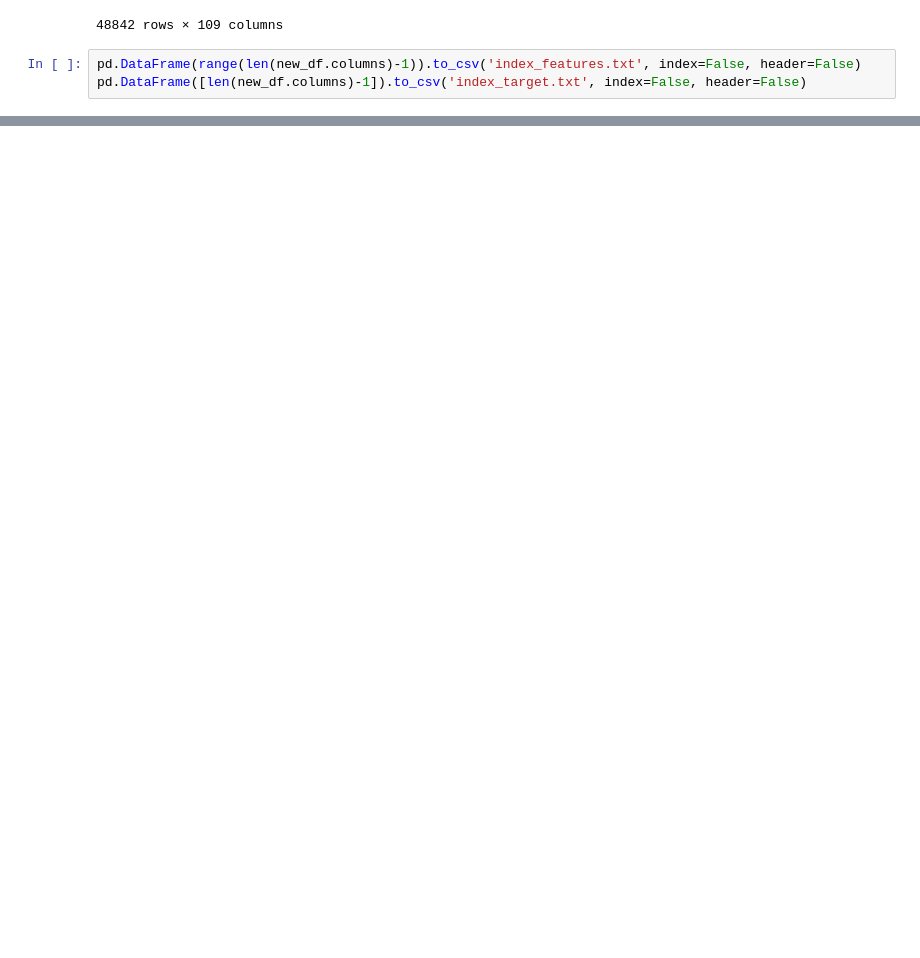
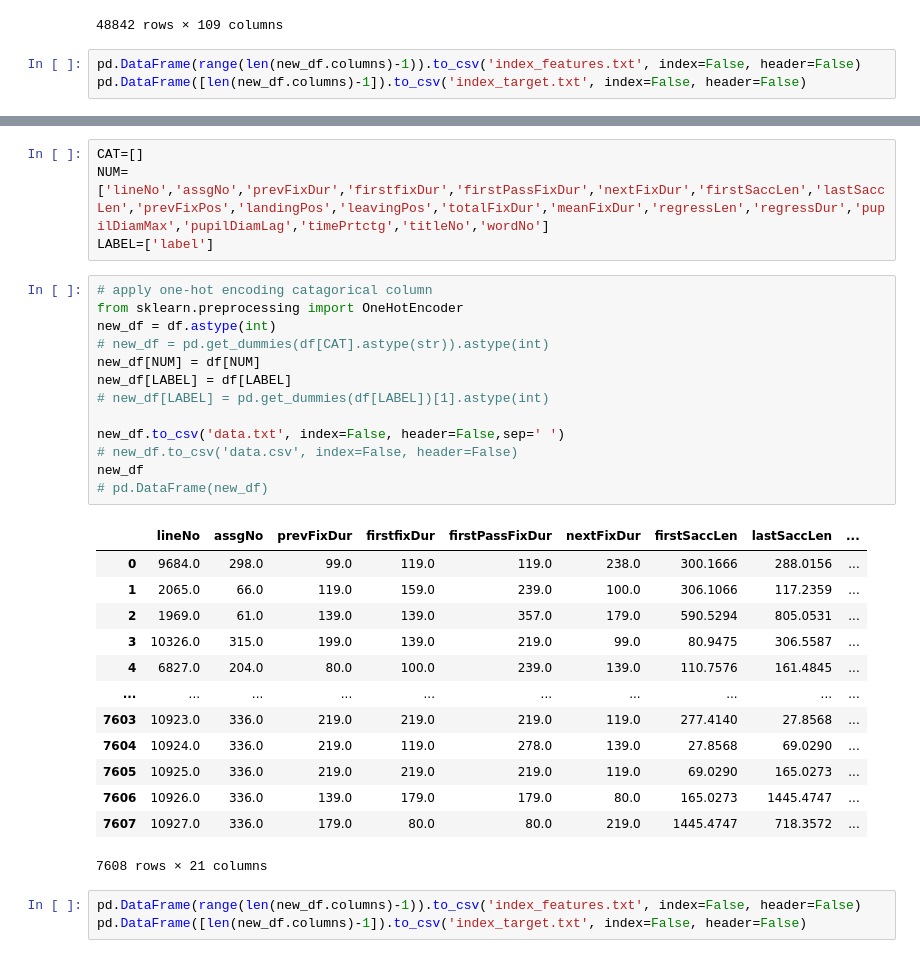
Before and after one commit to tsoudibi/GRAPE, a Jupyter notebook: make_data.ipynb, the cells around one changed output, grey strips where cells are left out. Drawn from its saved outputs; the diff is of its cells as text; blank space fills up the shorter version.

```diff
--- a/make_data.ipynb
+++ b/make_data.ipynb
@@ -43,0 +122,34 @@ pd.DataFrame([len(new_df.columns)-1]).to_csv('index_target.txt', index=False, he
+# %%
+CAT=[]
+NUM=['lineNo','assgNo','prevFixDur','firstfixDur','firstPassFixDur','nextFixDur','firstSaccLen','lastSaccLen','prevFixPos','landingPos','leavingPos','totalFixDur','meanFixDur','regressLen','regressDur','pupilDiamMax','pupilDiamLag','timePrtctg','titleNo','wordNo']
+LABEL=['label']
+# %%
+# apply one-hot encoding catagorical column
+from sklearn.preprocessing import OneHotEncoder
+new_df = df.astype(int)
+# new_df = pd.get_dummies(df[CAT].astype(str)).astype(int)
+new_df[NUM] = df[NUM]
+new_df[LABEL] = df[LABEL]
+# new_df[LABEL] = pd.get_dummies(df[LABEL])[1].astype(int)
+
+new_df.to_csv('data.txt', index=False, header=False,sep=' ')
+# new_df.to_csv('data.csv', index=False, header=False)
+new_df
+# pd.DataFrame(new_df)
+# %% [output]
+|  | lineNo | assgNo | prevFixDur | firstfixDur | firstPassFixDur | nextFixDur | firstSaccLen | lastSaccLen | ... |
+| 0 | 9684.0 | 298.0 | 99.0 | 119.0 | 119.0 | 238.0 | 300.1666 | 288.0156 | ... |
+| 1 | 2065.0 | 66.0 | 119.0 | 159.0 | 239.0 | 100.0 | 306.1066 | 117.2359 | ... |
+| 2 | 1969.0 | 61.0 | 139.0 | 139.0 | 357.0 | 179.0 | 590.5294 | 805.0531 | ... |
+| 3 | 10326.0 | 315.0 | 199.0 | 139.0 | 219.0 | 99.0 | 80.9475 | 306.5587 | ... |
+| 4 | 6827.0 | 204.0 | 80.0 | 100.0 | 239.0 | 139.0 | 110.7576 | 161.4845 | ... |
+| ... | ... | ... | ... | ... | ... | ... | ... | ... | ... |
+| 7603 | 10923.0 | 336.0 | 219.0 | 219.0 | 219.0 | 119.0 | 277.4140 | 27.8568 | ... |
+| 7604 | 10924.0 | 336.0 | 219.0 | 119.0 | 278.0 | 139.0 | 27.8568 | 69.0290 | ... |
+| 7605 | 10925.0 | 336.0 | 219.0 | 219.0 | 219.0 | 119.0 | 69.0290 | 165.0273 | ... |
+| 7606 | 10926.0 | 336.0 | 139.0 | 179.0 | 179.0 | 80.0 | 165.0273 | 1445.4747 | ... |
+| 7607 | 10927.0 | 336.0 | 179.0 | 80.0 | 80.0 | 219.0 | 1445.4747 | 718.3572 | ... |
+7608 rows × 21 columns
+# %%
+pd.DataFrame(range(len(new_df.columns)-1)).to_csv('index_features.txt', index=False, header=False)
+pd.DataFrame([len(new_df.columns)-1]).to_csv('index_target.txt', index=False, header=False)
```
Also changed, not shown: parts of 13 cells of this notebook, 31 other files.
